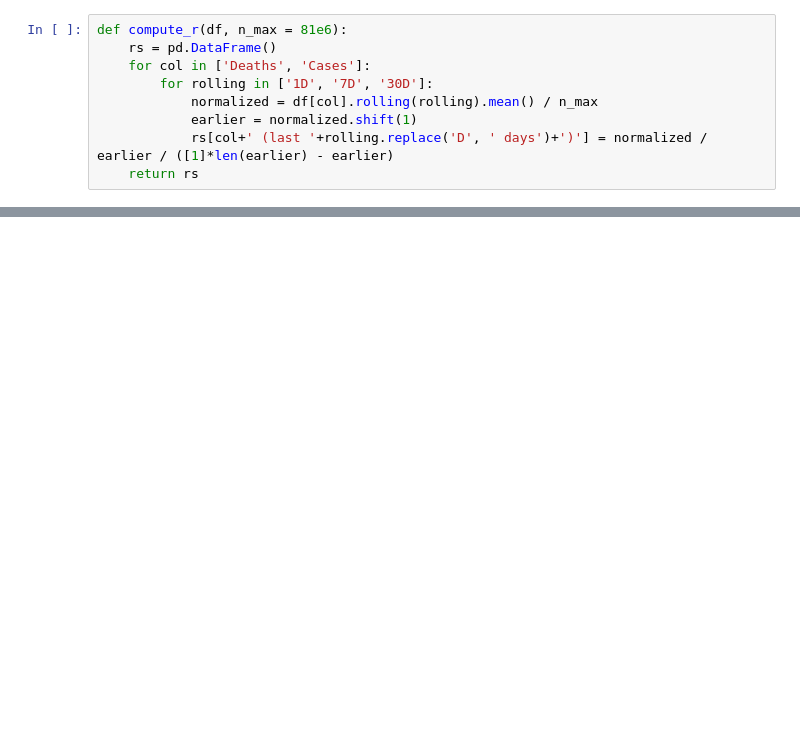
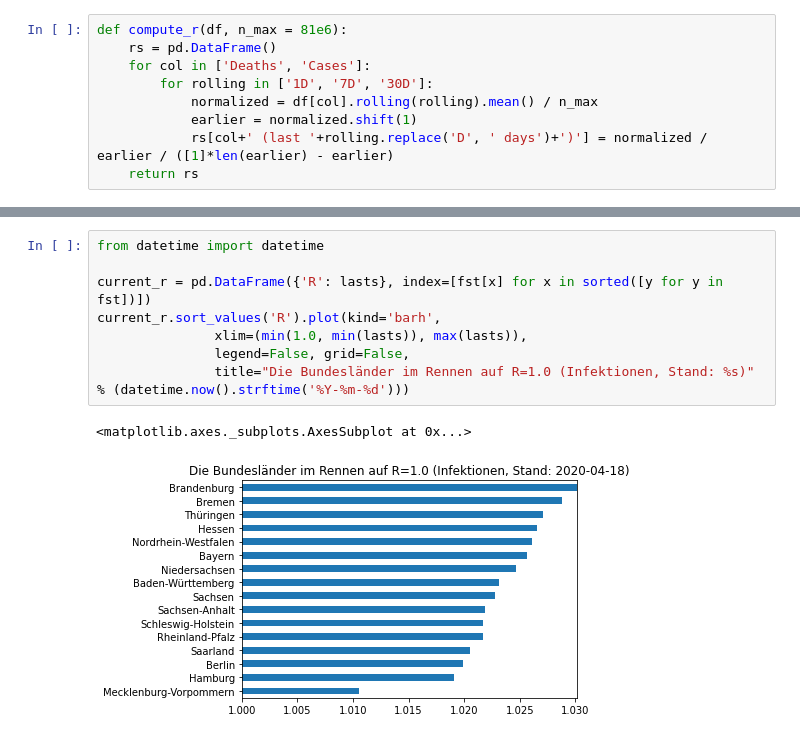
Before and after one commit to pschwede/covid19plots, a Jupyter notebook: repro.ipynb, the cells around one changed output, grey strips where cells are left out. Drawn from its saved outputs; the diff is of its cells as text; blank space fills up the shorter version.

Commit message:
upd: data; new: repro state race

```diff
--- a/repro.ipynb
+++ b/repro.ipynb
@@ -102 +103,12 @@ plot_r()
+# %%
+from datetime import datetime
+
+current_r = pd.DataFrame({'R': lasts}, index=[fst[x] for x in sorted([y for y in fst])])
+current_r.sort_values('R').plot(kind='barh',
+               xlim=(min(1.0, min(lasts)), max(lasts)),
+               legend=False, grid=False,
+               title="Die Bundesländer im Rennen auf R=1.0 (Infektionen, Stand: %s)" % (datetime.now().strftime('%Y-%m-%d')))
+# %% [output]
+<matplotlib.axes._subplots.AxesSubplot at 0x...>
+[figure, added]
 # %%
```
Also changed, not shown: parts of 7 cells of this notebook, 5 other files.
